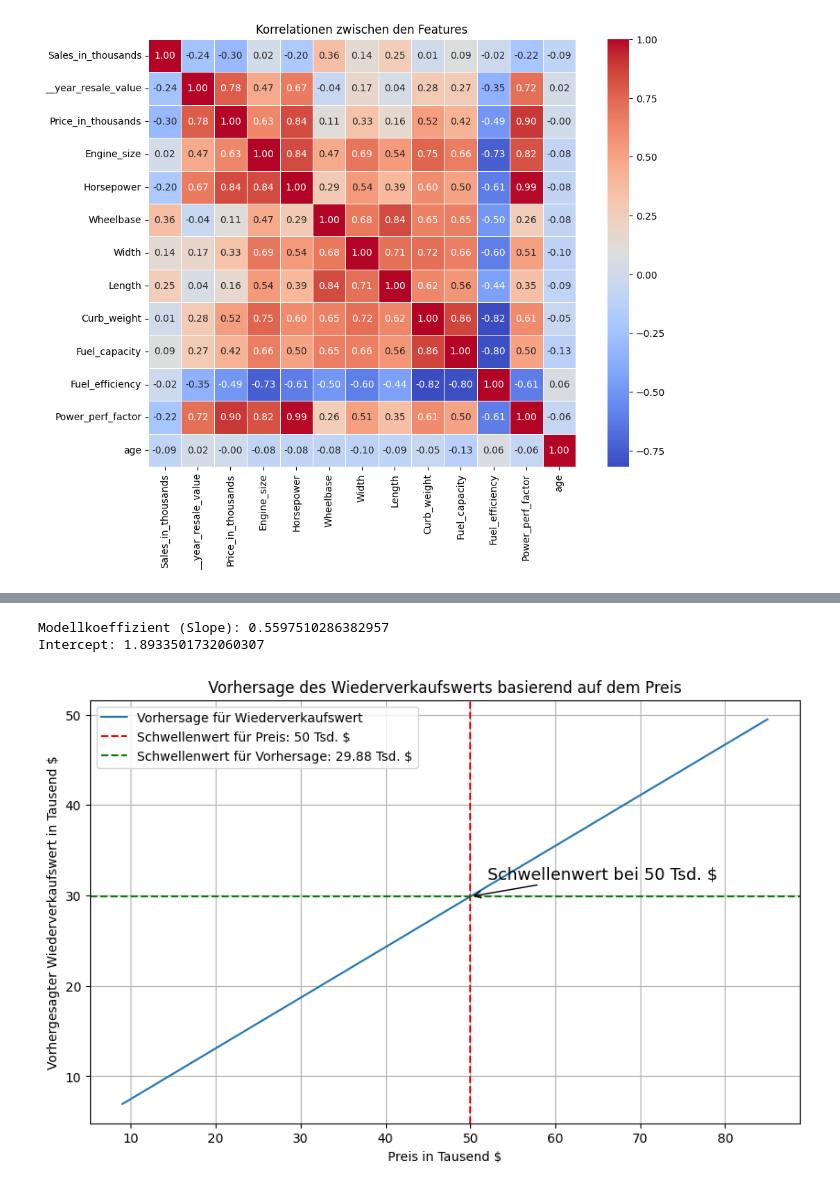
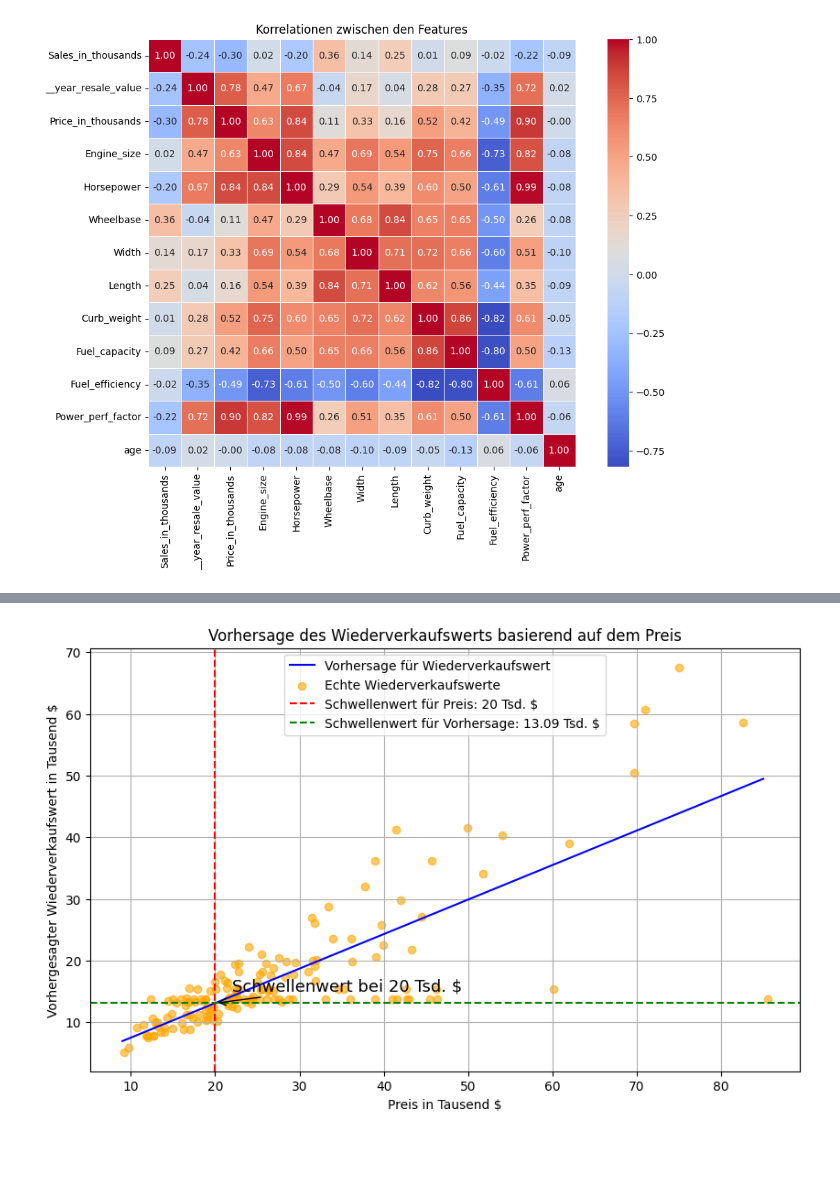
Before and after one commit to A-Layali/Car-Sales-Prediction, a Jupyter notebook: EDA.ipynb, the cells around one changed output, grey strips where cells are left out. Saved outputs shown, nothing was run; the diff lists cells and outputs as text; code cells hidden in the pictures; blank space fills up the shorter version.

Commit message:
EDA + Regression + Klassifikation

```diff
--- a/EDA.ipynb
+++ b/EDA.ipynb
@@ -459,54 +447,52 @@ Intercept: 1.8933501732060307
 # %%
-from sklearn.linear_model import LinearRegression
 import matplotlib.pyplot as plt
 import pandas as pd
-
-
+from sklearn.linear_model import LinearRegression
 
 # Daten vorbereiten
-X = df[['Price_in_thousands']]  # Unabhängige Variable (Feature) als DataFrame
+X = df[['Price_in_thousands']]  # Unabhängige Variable (Feature)
 y = df['__year_resale_value']   # Abhängige Variable (Ziel)
 
 # Lineares Regressionsmodell
 model = LinearRegression()
 model.fit(X, y)
 
-# Modellkoeffizienten und Intercept
-print(f"Modellkoeffizient (Slope): {model.coef_[0]}")
-print(f"Intercept: {model.intercept_}")
-
 # Vorhersagen erstellen
 df_predict = pd.DataFrame({'Price_in_thousands': range(int(df["Price_in_thousands"].min()), int(df["Price_in_thousands"].max()) + 1)})
 df_predict['predicted_value'] = model.predict(df_predict[['Price_in_thousands']])
 
-
-threshold = 50 # Beispiel-Schwellenwert für den Preis
+# Schwellenwert definieren
+threshold = 20  # Beispiel-Schwellenwert für den Preis
 
 # Visualisierung der Vorhersagen
 plt.figure(figsize=(10, 6))
-plt.plot(df_predict['Price_in_thousands'], df_predict['predicted_value'], label='Vorhersage für Wiederverkaufswert')
+
+# Vorhersage für Wiederverkaufswert (Regressionslinie)
+plt.plot(df_predict['Price_in_thousands'], df_predict['predicted_value'], label='Vorhersage für Wiederverkaufswert', color='blue')
+
+# Tatsächliche Werte (Echte Wiederverkaufswerte) als Punkte anzeigen
+plt.scatter(df['Price_in_thousands'], df['__year_resale_value'], color='orange', label='Echte Wiederverkaufswerte', alpha=0.6)
 
 # Vertikale Linie für den Schwellenwert
 plt.axvline(x=threshold, color='red', linestyle='--', label=f'Schwellenwert für Preis: {threshold} Tsd. $')
 
-# Horizontale Linie bei y = 0 (optional, wenn du z.B. einen Schwellenwert bei einem bestimmten Wert anzeigen willst)
-plt.axhline(y=model.predict(pd.DataFrame([[threshold]], columns=['Price_in_thousands']))[0], color='green', linestyle='--', label=f'Schwellenwert für Vorhersage: {model.predict(pd.DataFrame([[threshold]], columns=["Price_in_thousands"]))[0]:.2f} Tsd. $')
+# Horizontale Linie bei y = 0 (Vorhersage bei Schwellenwert)
+predicted_value_at_threshold = model.predict(pd.DataFrame([[threshold]], columns=['Price_in_thousands']))[0]
+plt.axhline(y=predicted_value_at_threshold, color='green', linestyle='--', label=f'Schwellenwert für Vorhersage: {predicted_value_at_threshold:.2f} Tsd. $')
 
 # Pfeil hinzufügen, um den Schwellenwert anzuzeigen
 plt.annotate(f'Schwellenwert bei {threshold} Tsd. $',
-             xy=(threshold, model.predict(pd.DataFrame([[threshold]], columns=['Price_in_thousands']))[0]),
-             xytext=(threshold + 2, model.predict(pd.DataFrame([[threshold]], columns=['Price_in_thousands']))[0] + 2),
+             xy=(threshold, predicted_value_at_threshold),
+             xytext=(threshold + 2, predicted_value_at_threshold + 2),
              arrowprops=dict(facecolor='red', arrowstyle='->'),
              fontsize=13)
 
 # Achsen und Titel hinzufügen
 plt.xlabel('Preis in Tausend $')
 plt.ylabel('Vorhergesagter Wiederverkaufswert in Tausend $')
 plt.title('Vorhersage des Wiederverkaufswerts basierend auf dem Preis')
 plt.legend()
 plt.grid()
 plt.show()
 # %% [output]
-Modellkoeffizient (Slope): 0.5597510286382957
-Intercept: 1.8933501732060307
-[figure, old version]
+[figure, new version]
```
Also changed, not shown: parts of 4 cells of this notebook.
